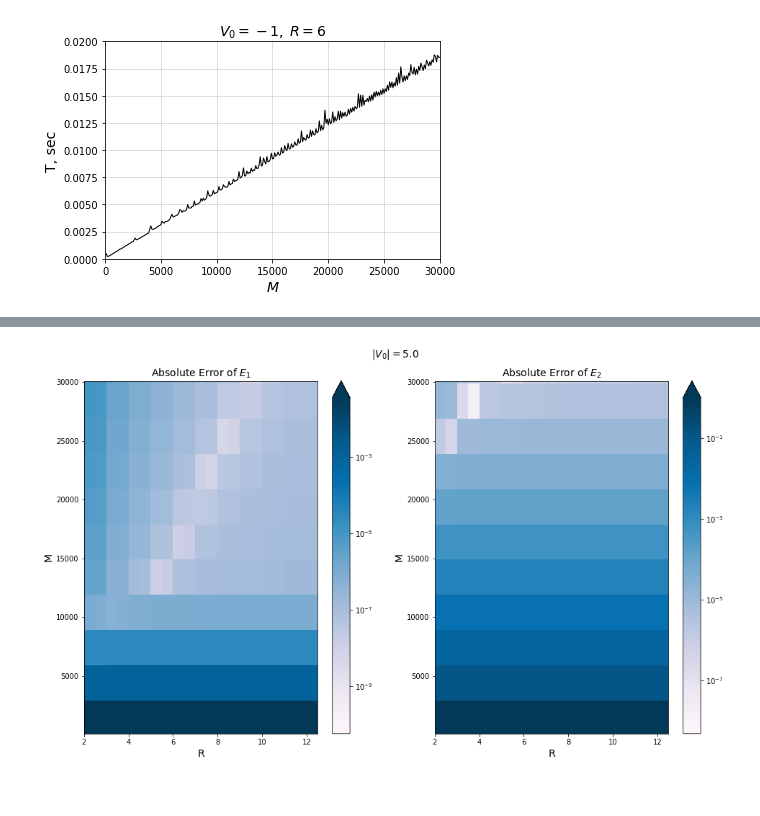
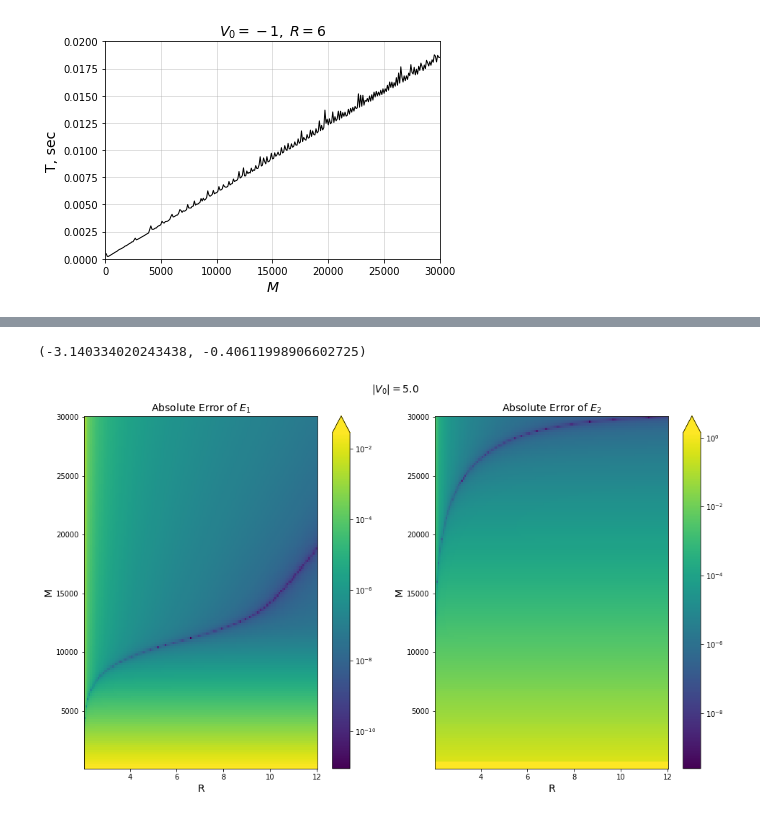
Before and after one commit to MrKozelberg/gaussian_wall, a Jupyter notebook: script.ipynb, the cells around one changed output, grey strips where cells are left out. Cells and saved outputs as stored; diff of their text form; code cells hidden in the pictures.

```diff
--- a/script.ipynb
+++ b/script.ipynb
@@ -68,0 +109,5 @@ fig.savefig('figures/abserr.pdf')
+# %%
+e1 = np.genfromtxt('output/e1_1.txt')
+e2 = np.genfromtxt('output/e2_1.txt')
+r = np.genfromtxt('output/r_1.txt')
+m = np.genfromtxt('output/m_1.txt')
@@ -69,35 +160,37 @@ fig.savefig('figures/abserr.pdf')
+# %%
+e1_pres, e2_pres
+# %% [output]
+(-3.140334020243438, -0.40611998906602725)
 # %%
-err1 = np.genfromtxt('output/err1.txt')
-err2 = np.genfromtxt('output/err2.txt')
-r = np.genfromtxt('output/r.txt')
-m = np.genfromtxt('output/m.txt')
+fig, ax = plt.subplots(1, 2, figsize=(16,9))
 
-fig, ax = plt.subplots(1, 2, figsize=(16,9))
+err1 = e1 - e1_pres
+err2 = e2 - e2_pres
 
 pcm = ax[0].pcolormesh(r, m, np.abs(err1), norm=colors.LogNorm(vmin=np.abs(err1).min(),
                                                           vmax=np.abs(err1).max()),
-                    cmap='PuBu', shading='auto')
+                    )
 
 fig.colorbar(pcm, ax=ax[0], extend='max')
 
 ax[0].set_xlabel('R', fontsize=14)
 ax[0].set_ylabel('M', fontsize=14)
 
 ax[0].set_title(r'Absolute Error of $E_1$', fontsize=14)
 
 pcm = ax[1].pcolormesh(r, m, np.abs(err2), norm=colors.LogNorm(vmin=np.abs(err2).min(),
                                                           vmax=np.abs(err2).max()),
-                    cmap='PuBu', shading='auto')
+                    )
 
 fig.colorbar(pcm, ax=ax[1], extend='max')
 
 ax[1].set_xlabel('R', fontsize=14)
 ax[1].set_ylabel('M', fontsize=14)
 
 ax[1].set_title(r'Absolute Error of $E_2$', fontsize=14)
 
 fig.suptitle(r'$|V_0| = 5.0$', fontsize=14, y=0.95)
 
 fig.savefig('figures/abserr_v0_5.pdf')
 # %% [output]
-[figure, old version]
+[figure, new version]
```
Also changed, not shown: parts of 12 cells of this notebook, 24 other files.
